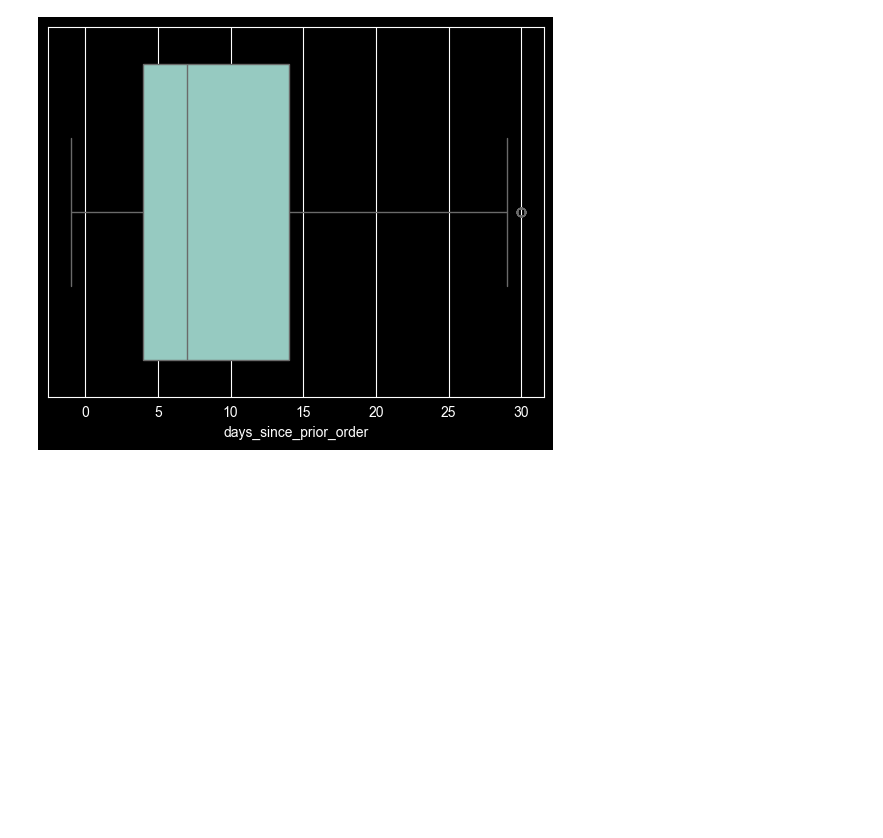
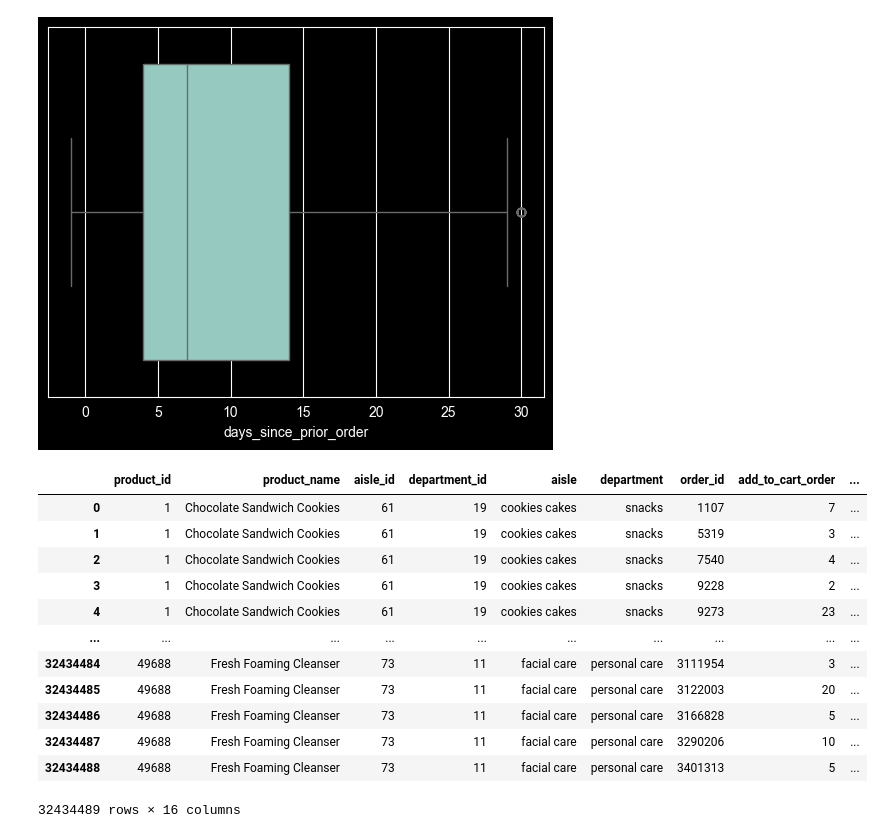
Before and after one commit to frieh7/Fall2025_DS230_Final-project, a Jupyter notebook: main.ipynb, the cells around one changed output. Saved outputs shown, nothing was run; the diff lists cells and outputs as text; code cells hidden in the pictures; blank space fills up the shorter version.

```diff
--- a/main.ipynb
+++ b/main.ipynb
@@ -336,3 +339,22 @@ for column in outlier_cols:
     lower = q1 - 1.5 * IQR
     upper = q3 + 1.5 * IQR
     merged_prior[column] = merged_prior[column].clip(lower, upper)
+# %%
+user_total_orders = merged_prior.groupby("user_id")["order_number"].max().reset_index()
+user_total_orders.columns = ["user_id", "user_total_orders"]
+merged_prior = pd.merge(merged_prior, user_total_orders, on="user_id")
+merged_prior
+# %% [output]
+|  | product_id | product_name | aisle_id | department_id | aisle | department | order_id | add_to_cart_order | ... |
+| 0 | 1 | Chocolate Sandwich Cookies | 61 | 19 | cookies cakes | snacks | 1107 | 7 | ... |
+| 1 | 1 | Chocolate Sandwich Cookies | 61 | 19 | cookies cakes | snacks | 5319 | 3 | ... |
+| 2 | 1 | Chocolate Sandwich Cookies | 61 | 19 | cookies cakes | snacks | 7540 | 4 | ... |
+| 3 | 1 | Chocolate Sandwich Cookies | 61 | 19 | cookies cakes | snacks | 9228 | 2 | ... |
+| 4 | 1 | Chocolate Sandwich Cookies | 61 | 19 | cookies cakes | snacks | 9273 | 23 | ... |
+| ... | ... | ... | ... | ... | ... | ... | ... | ... | ... |
+| 32434484 | 49688 | Fresh Foaming Cleanser | 73 | 11 | facial care | personal care | 3111954 | 3 | ... |
+| 32434485 | 49688 | Fresh Foaming Cleanser | 73 | 11 | facial care | personal care | 3122003 | 20 | ... |
+| 32434486 | 49688 | Fresh Foaming Cleanser | 73 | 11 | facial care | personal care | 3166828 | 5 | ... |
+| 32434487 | 49688 | Fresh Foaming Cleanser | 73 | 11 | facial care | personal care | 3290206 | 10 | ... |
+| 32434488 | 49688 | Fresh Foaming Cleanser | 73 | 11 | facial care | personal care | 3401313 | 5 | ... |
+32434489 rows × 16 columns
```
Also changed, not shown: parts of 12 cells of this notebook.
